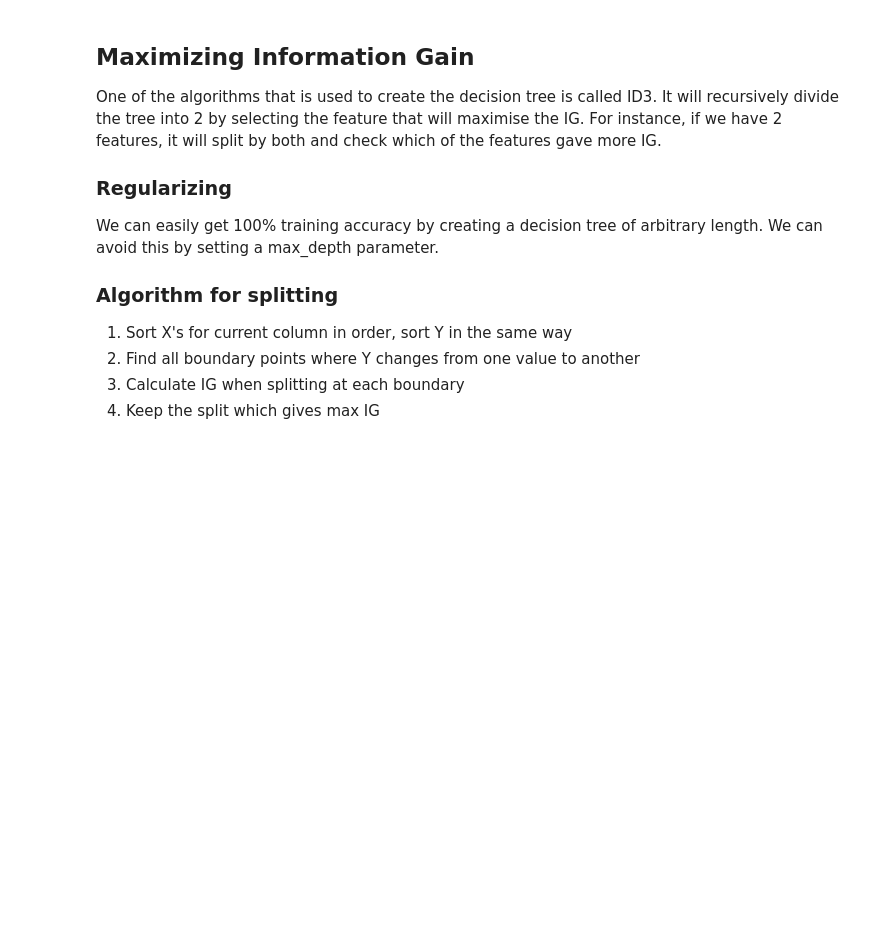
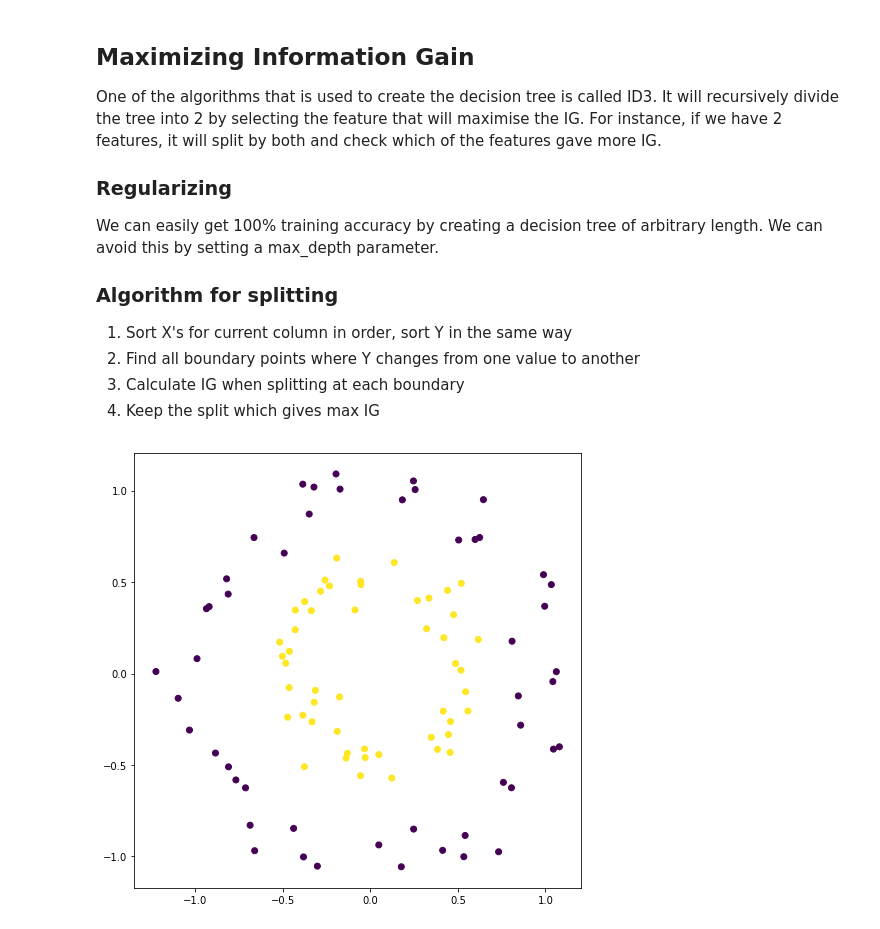
Before and after one commit to maykulkarni/Machine-Learning-Notebooks, a Jupyter notebook: 03. Classification/6A. Decision Trees & Information Theory.ipynb, the cells around one changed output. Drawn from its saved outputs; the diff is of its cells as text; code cells hidden in the pictures; blank space fills up the shorter version.

```diff
--- a/03. Classification/6A. Decision Trees & Information Theory.ipynb
+++ b/03. Classification/6A. Decision Trees & Information Theory.ipynb
@@ -29,3 +29,12 @@ We can easily get 100% training accuracy by creating a decision tree of arbitrar
 2. Find all boundary points where Y changes from one value to another
 3. Calculate IG when splitting at each boundary
 4. Keep the split which gives max IG
+# %%
+import matplotlib.pyplot as plt
+from sklearn.datasets import make_circles
+
+fig = plt.figure(figsize=(8, 8))
+X, y = make_circles(factor=0.5, noise=0.1)
+plt.scatter(X[:, 0], X[:, 1], c=y);
+# %% [output]
+[figure, added]
```
Also changed, not shown: parts of 7 cells of this notebook.
